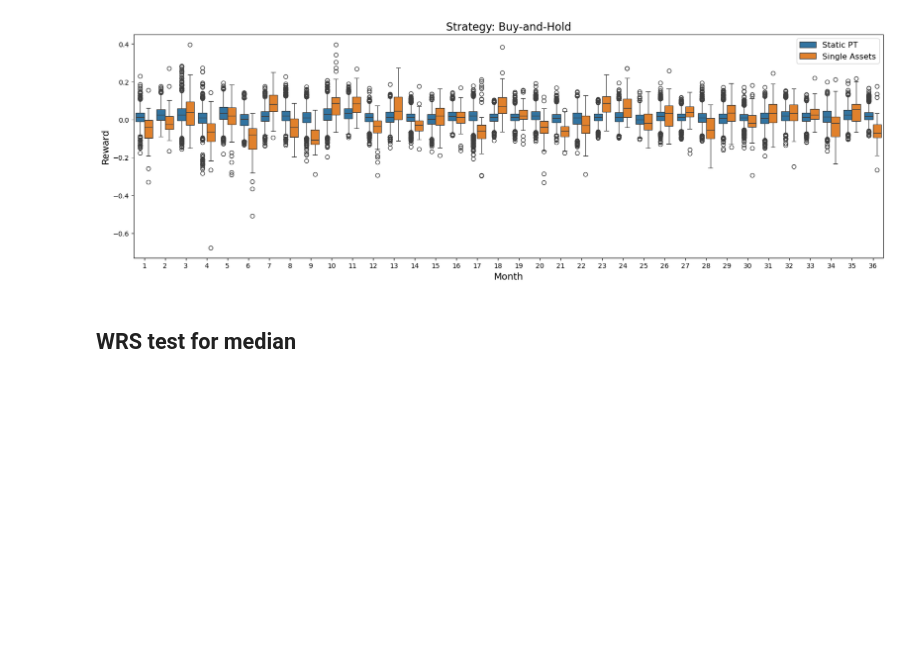
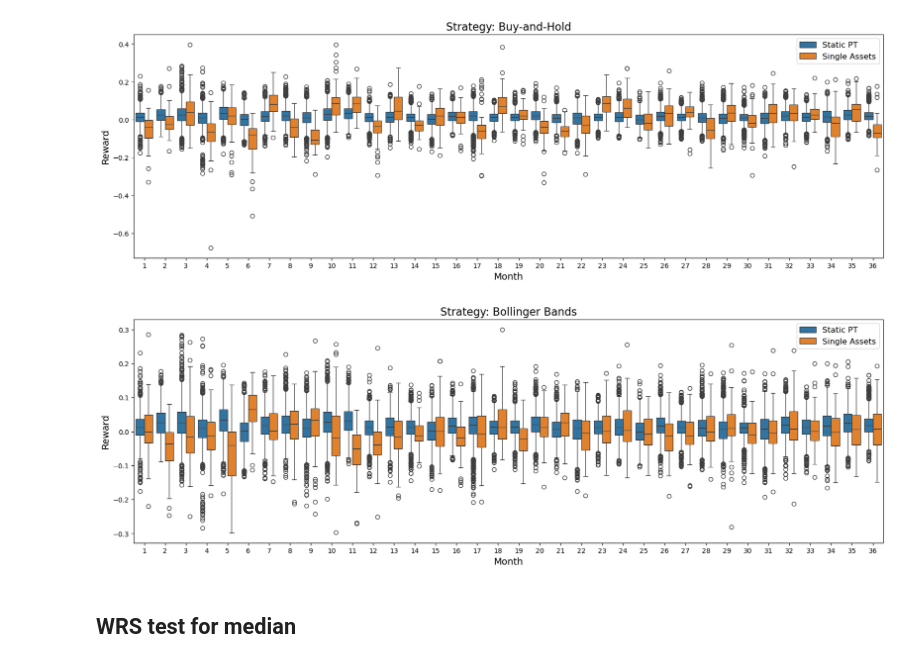
Before and after one commit to DanielHYLai/pairs-trading-with-reinforcement-learning, a Jupyter notebook: pairs-selection/comparison_oos_pairs_reduced.ipynb, the cells around one changed output. Saved outputs shown, nothing was run; the diff lists cells and outputs as text; code cells hidden in the pictures; blank space fills up the shorter version.

```diff
--- a/pairs-selection/comparison_oos_pairs_reduced.ipynb
+++ b/pairs-selection/comparison_oos_pairs_reduced.ipynb
@@ -175,6 +176,17 @@ plot_data_merge_BB["type"] = ["Static PT"] * len(static_pairs_table) + ["Single
 
 plot_data_merge_BB = plot_data_merge_BB.melt(id_vars="type", var_name="time", value_name="value")
 plot_data_merge_BB["time"] = plot_data_merge_BB["time"] + 1
+# %%
+plt.figure(figsize=(20, 6))
+sns.boxplot(data=plot_data_merge_BB, x="time", y="value", hue="type")
+plt.xlabel("Month", fontsize=14)
+plt.ylabel("Reward", fontsize=14)
+plt.legend(fontsize=12)
+plt.title("Strategy: Bollinger Bands", fontsize=16)
+# plt.savefig(f"{path}/singleAsset_vs_staticPT_BB.png", dpi=300, bbox_inches="tight")
+plt.show()
+# %% [output]
+[figure, added]
 # %% [markdown]
 ## WRS test for median
 # %%
```
Also changed, not shown: parts of 11 cells of this notebook, 1 other file.
